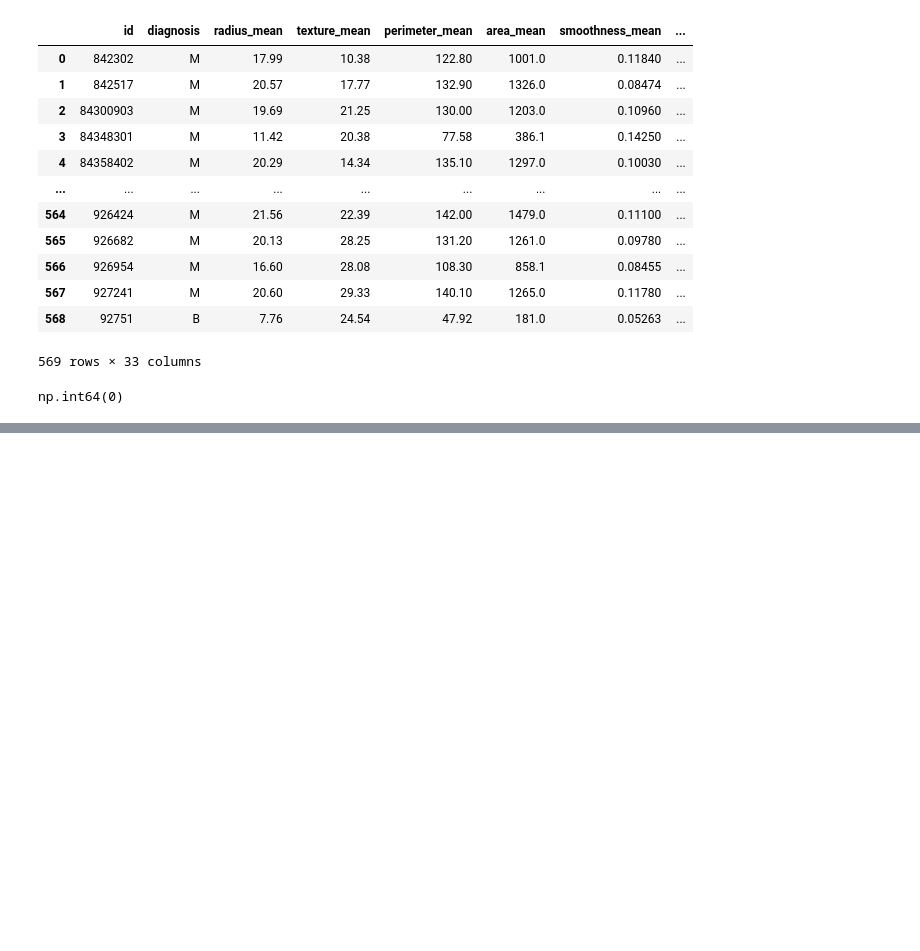
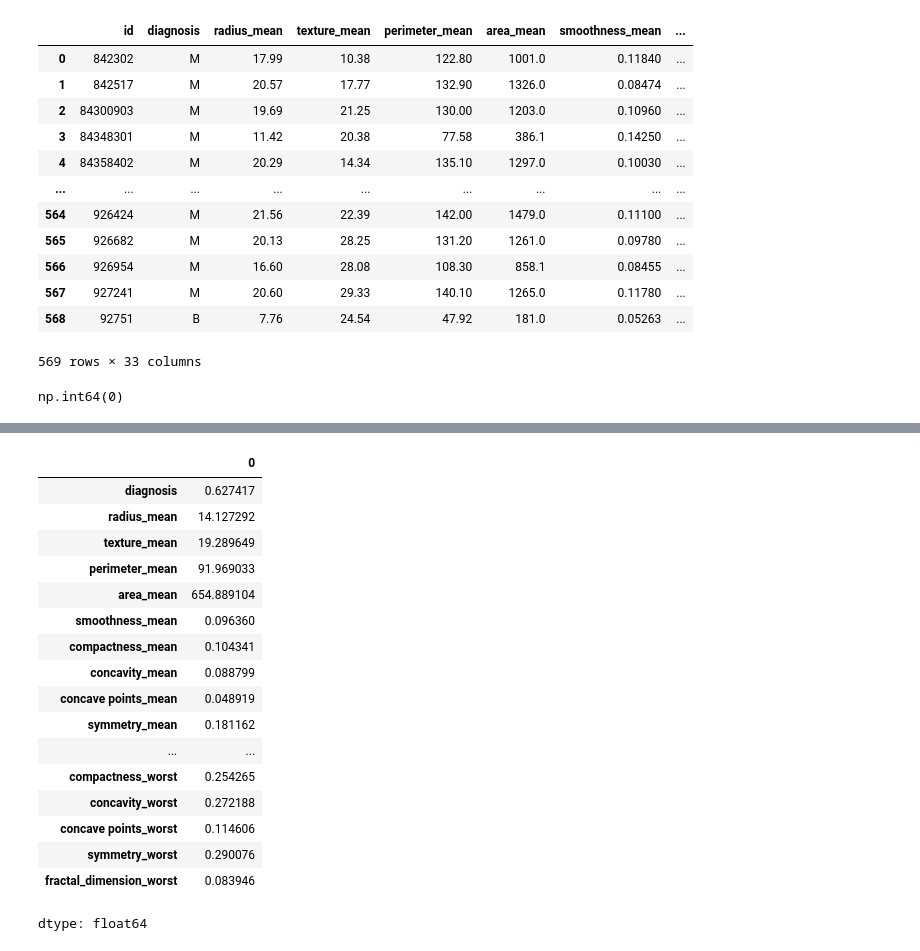
Before and after one commit to Berendej/ML-hw-6, a Jupyter notebook: ml-hw-6.ipynb, the cells around one changed output, grey strips where cells are left out. Drawn from its saved outputs; the diff is of its cells as text; code cells hidden in the pictures; blank space fills up the shorter version.

```diff
--- a/ml-hw-6.ipynb
+++ b/ml-hw-6.ipynb
@@ -38,0 +61,21 @@ np.int64(0)
+# %%
+d.mean()
+# %% [output]
+|  | 0 |
+| diagnosis | 0.627417 |
+| radius_mean | 14.127292 |
+| texture_mean | 19.289649 |
+| perimeter_mean | 91.969033 |
+| area_mean | 654.889104 |
+| smoothness_mean | 0.096360 |
+| compactness_mean | 0.104341 |
+| concavity_mean | 0.088799 |
+| concave points_mean | 0.048919 |
+| symmetry_mean | 0.181162 |
+| ... | ... |
+| compactness_worst | 0.254265 |
+| concavity_worst | 0.272188 |
+| concave points_worst | 0.114606 |
+| symmetry_worst | 0.290076 |
+| fractal_dimension_worst | 0.083946 |
+dtype: float64
```
Also changed, not shown: parts of 5 cells of this notebook.
